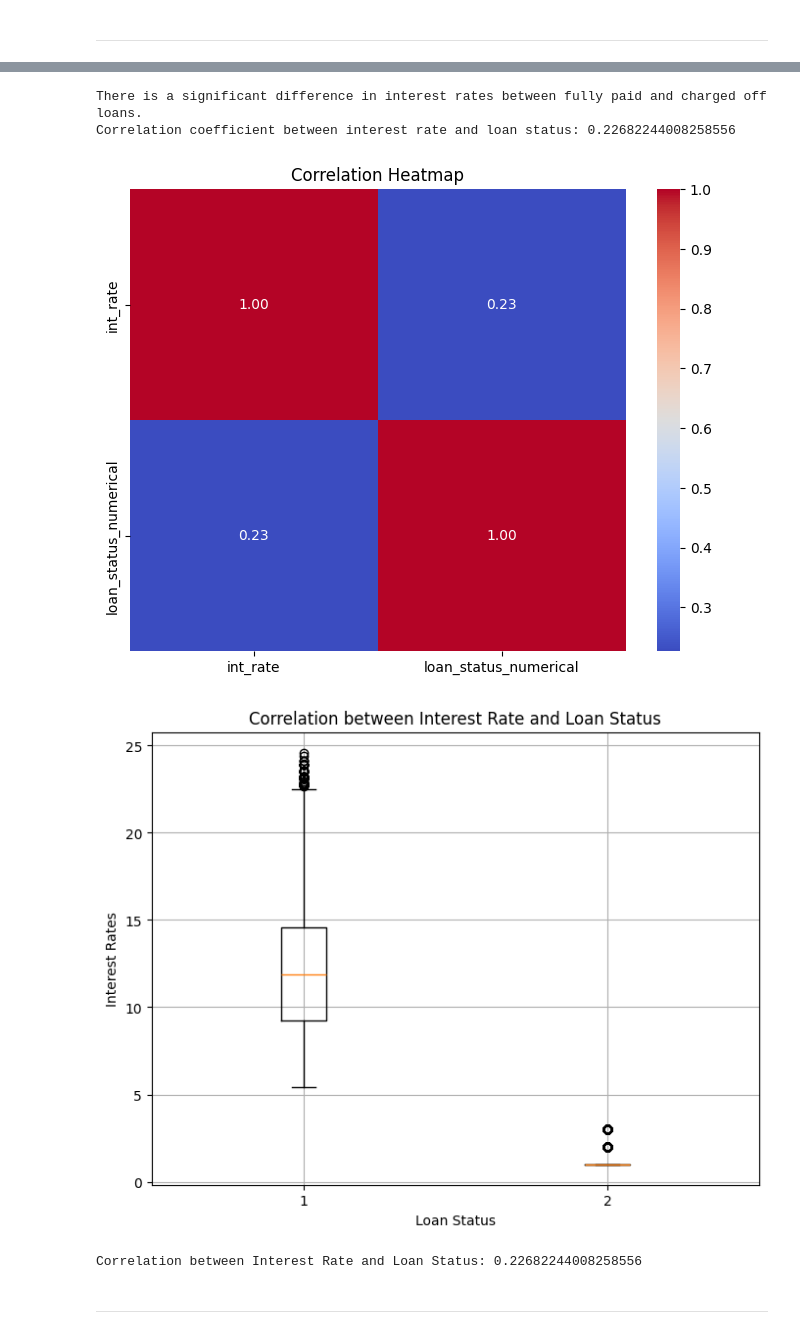
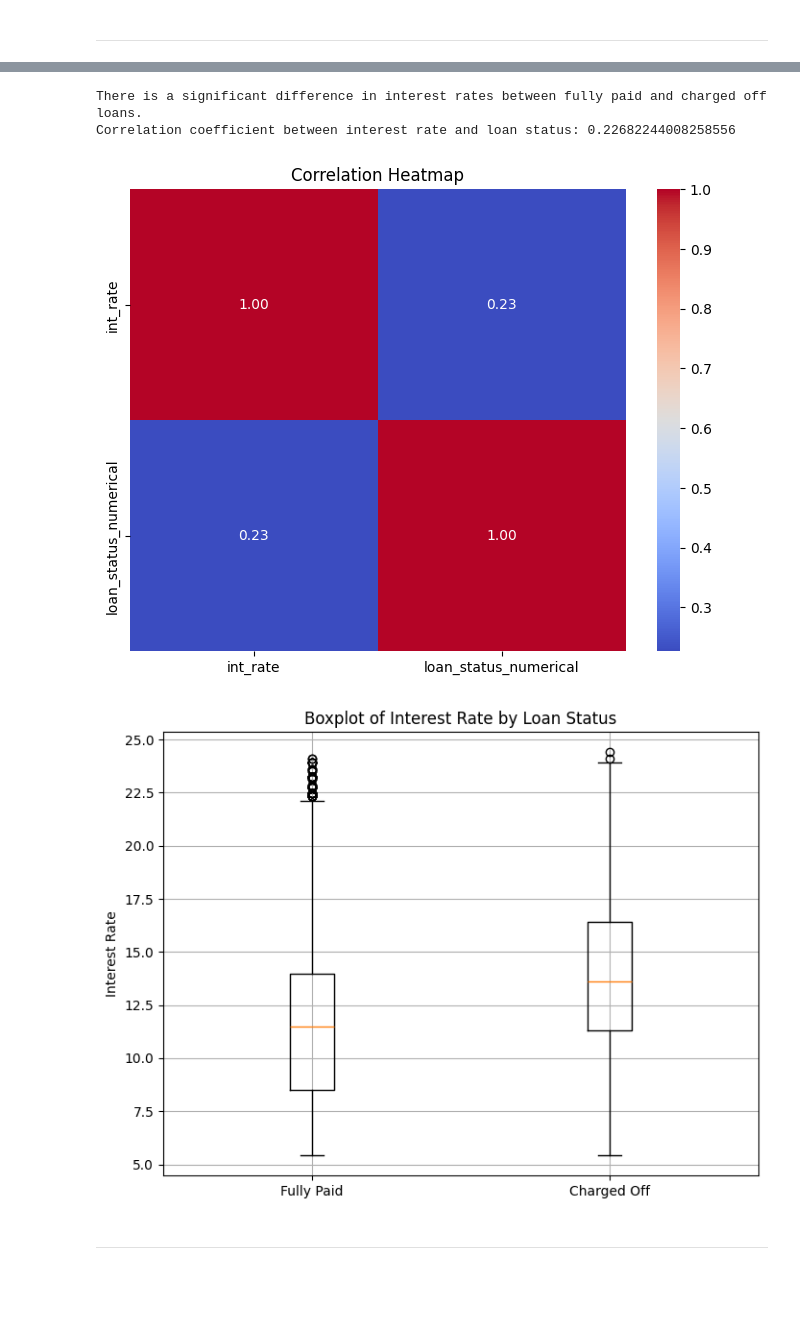
Before and after one commit to rvquintiles/Upgrad-assignments, a Jupyter notebook: Rushikesh_Bhorania_LCSolution.ipynb, the cells around one changed output, grey strips where cells are left out. Cells and saved outputs as stored; diff of their text form; code cells hidden in the pictures; blank space fills up the shorter version.

```diff
--- a/Rushikesh_Bhorania_LCSolution.ipynb
+++ b/Rushikesh_Bhorania_LCSolution.ipynb
@@ -439,41 +439,41 @@ Approach:
 fully_paid_interest_rates = loan_data.loc[loan_data['loan_status'] == 'Fully Paid', 'int_rate']
 charged_off_interest_rates = loan_data.loc[loan_data['loan_status'] == 'Charged Off', 'int_rate']
 
 # independent 1 pair t-test
 t_stat, p_value = ttest_ind(fully_paid_interest_rates, charged_off_interest_rates)
 
 # Interpreting p value
 if p_value < 0.05:
     print("There is a significant difference in interest rates between fully paid and charged off loans.")
 else:
     print("There is no significant difference in interest rates between fully paid and charged off loans.")
 
 # calculating correlation
 correlation = loan_data['int_rate'].corr(loan_data['loan_status_numerical'])
 print("Correlation coefficient between interest rate and loan status:", correlation)
 
 # correlation heatmap
 plt.figure(figsize=(8, 6))
 sns.heatmap(loan_data[['int_rate', 'loan_status_numerical']].corr(), annot=True, cmap='coolwarm', fmt=".2f")
 plt.title('Correlation Heatmap')
 plt.show()
 
+# Maping numerical values of loan status to labels
+loan_status_labels = {1: 'Fully Paid', 2: 'Current', 3: 'Charged Off'}  # Updated to include 'Current'
+loan_data['loan_status_label'] = loan_data['loan_status_numerical'].map(loan_status_labels)
+
 # correlation boxplot
 plt.figure(figsize=(8, 6))
-plt.boxplot([loan_data['int_rate'],loan_data['loan_status_numerical']])
-plt.title('Correlation between Interest Rate and Loan Status')
-plt.xlabel('Loan Status')
-plt.ylabel('Interest Rates')
+plt.boxplot([fully_paid_interest_rates, charged_off_interest_rates], labels=['Fully Paid', 'Charged Off'])
+plt.title('Boxplot of Interest Rate by Loan Status')
+plt.ylabel('Interest Rate')
 plt.grid(True)
 plt.show()
-
-print("Correlation between Interest Rate and Loan Status:", correlation)
 # %% [output]
 There is a significant difference in interest rates between fully paid and charged off loans.
 Correlation coefficient between interest rate and loan status: 0.22682244008258556
 [figure]
-[figure, old version]
+[figure, new version]
-Correlation between Interest Rate and Loan Status: 0.22682244008258556
 # %% [markdown]
 --------
 # %% [markdown]
```
Also changed, not shown: parts of 5 cells of this notebook, 2 other files.
